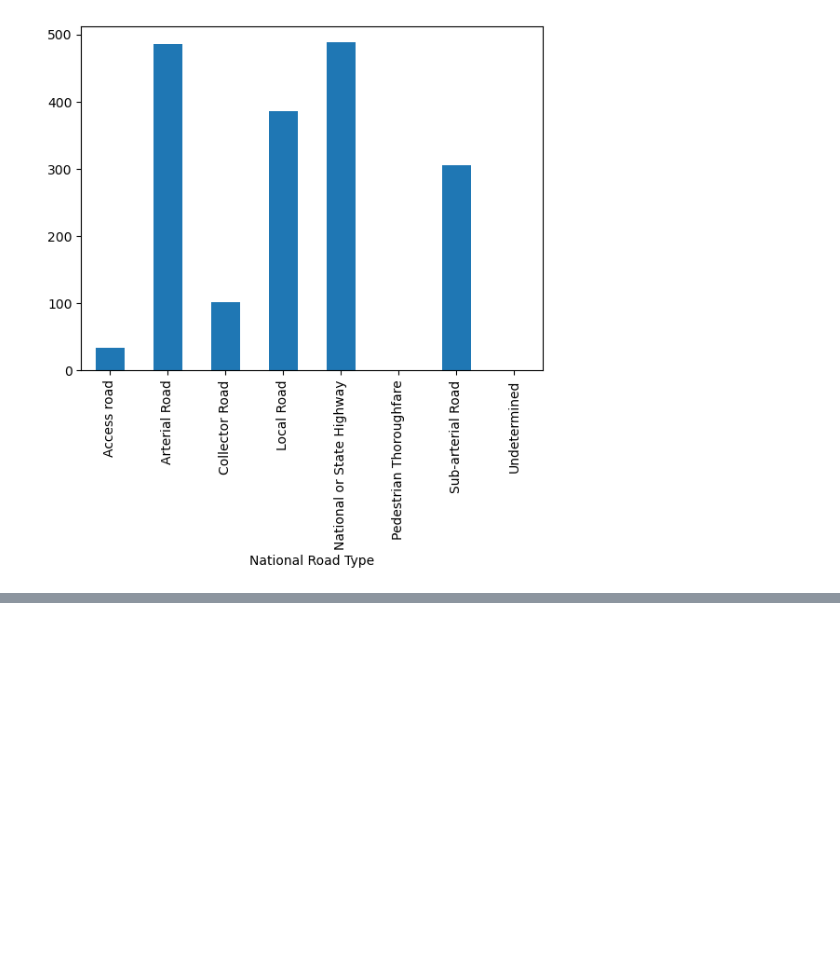
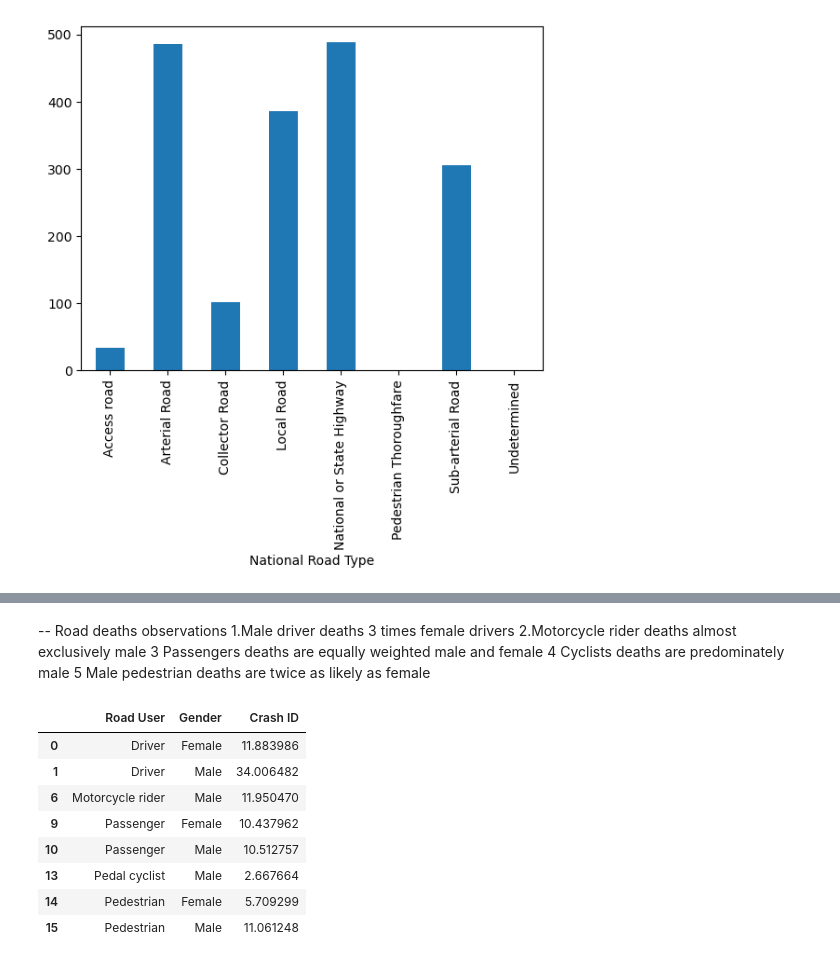
Before and after one commit to w-attson/project-one, a Jupyter notebook: Road_deaths.ipynb, the cells around one changed output, grey strips where cells are left out. Cells and saved outputs as stored; diff of their text form; code cells hidden in the pictures; blank space fills up the shorter version.

```diff
--- a/Road_deaths.ipynb
+++ b/Road_deaths.ipynb
@@ -168,4 +208,23 @@ df
+# %% [markdown]
+-- Road deaths observations
+1.Male driver deaths 3 times female drivers
+2.Motorcycle rider deaths almost exclusively male
+3 Passengers deaths are equally weighted male and female
+4 Cyclists deaths are predominately male
+5 Male pedestrian deaths are twice as likely as female
 # %%
-# has_age = df[df['Age']!='na']
-# bins = pd.cut(has_age['Age'], bins=[0,17,26,40,65,75,100], right=True, labels=['0-16','17-25','26-39','40-64','65-74','75+'], retbins=True)
-# print(bins)
+total_deaths = vic_fatalaties_df['Crash ID'].count()
+df = vic_fatalaties_df.groupby(['Road User','Gender'])['Crash ID'].count()/total_deaths * 100 #.plot(kind='bar')
+df = df.reset_index()
+df = df.loc[df['Crash ID']> 0.5].copy()
+df
+# %% [output]
+|  | Road User | Gender | Crash ID |
+| 0 | Driver | Female | 11.883986 |
+| 1 | Driver | Male | 34.006482 |
+| 6 | Motorcycle rider | Male | 11.950470 |
+| 9 | Passenger | Female | 10.437962 |
+| 10 | Passenger | Male | 10.512757 |
+| 13 | Pedal cyclist | Male | 2.667664 |
+| 14 | Pedestrian | Female | 5.709299 |
+| 15 | Pedestrian | Male | 11.061248 |
```
Also changed, not shown: parts of 18 cells of this notebook, 7 other files.
